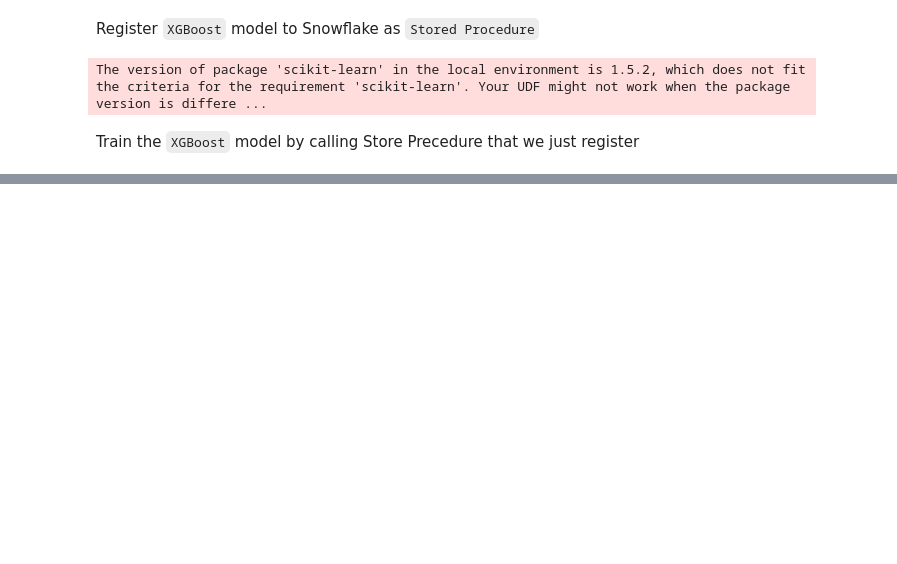
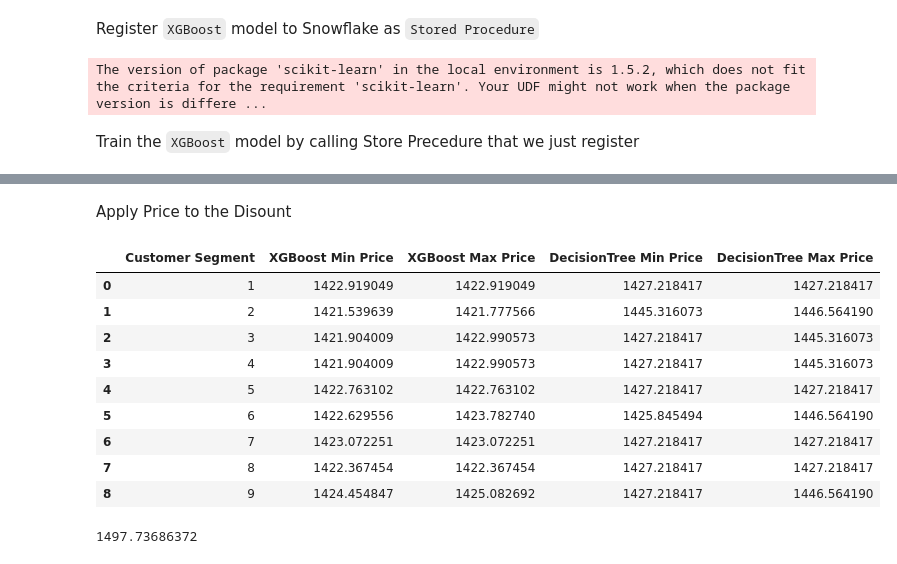
Before and after one commit to panhaGKP/Dynamic-Pricing, a Jupyter notebook: Project_Development/final_draft_1.ipynb, the cells around one changed output, grey strips where cells are left out. Saved outputs shown, nothing was run; the diff lists cells and outputs as text; code cells hidden in the pictures; blank space fills up the shorter version.

```diff
--- a/Project_Development/final_draft_1.ipynb
+++ b/Project_Development/final_draft_1.ipynb
@@ -1196,7 +1177,7 @@
 # %%
 stage_avg_discount_prediction_model_dir =  f"{stage_name}/avg_discount_rate_prediction_models"
 training_table = "FACT_DYNAMIC_PRICING_CLEANED"
-model_file_name = f"B33_S3_xgb_model.sav"
+model_file_name = "B33_S3_xgb_model.sav"
 feature_cols = [
     'DATE_ORDINAL',
     'UNITS_SOLD',
@@ -1207,7 +1188,7 @@ target_col = 'AVG_DISCOUNT_RATE'
 params = {
     'n_estimators': [100, 200],
     'max_depth': [5, 7],
-    'learning_rate': [0.05, 0.01],
+    'learning_rate': [0.01, 0.05],
     'subsample': [0.8, 1.0],
     'colsample_bytree': [0.8, 1.0]
 }
@@ -1234,0 +1512,3 @@ result_xgboost_model
+# %%
+result_dt_model = json.loads(result_dt_train)
+result_dt_model
@@ -1234,0 +1784,3 @@ result_xgboost_model
+# %%
+forecast_index = pd.date_range(start=regular_date, periods=n_periods, freq='D')
+forecast_index
@@ -1234,0 +1791,7 @@ result_xgboost_model
+# %%
+forecast_df_for_each_segment = {}
+for segment, result in demand_predict_result.items():
+    # Calculate the total units sold in the forecast
+    forecast_df_for_each_segment[segment] = pd.DataFrame(result['forecast'], index=forecast_index, columns=['UNITS_SOLD'])
+    total_units_sold = forecast_df_for_each_segment[segment]['UNITS_SOLD'].sum()
+    forecast_df_for_each_segment[segment]['WEIGHT_PERCENTAGE'] = (forecast_df_for_each_segment[segment]['UNITS_SOLD'] / total_units_sold) * 100
@@ -1234,0 +1944,43 @@ result_xgboost_model
+# %% [markdown]
+Apply Price to the Disount
+# %%
+# Calculate new prices based on min and max discount rates for each customer segment
+price_ranges = []
+
+for segment in customer_segement:
+    min_discount_rate_xgb = each_cluster_average_discount_rate[segment-1]['min_discount_rate']
+    max_discount_rate_xgb = each_cluster_average_discount_rate[segment-1]['max_discount_rate']
+    min_discount_rate_dt = each_cluster_average_discount_rate_using_dt[segment-1]['min_discount_rate']
+    max_discount_rate_dt = each_cluster_average_discount_rate_using_dt[segment-1]['max_discount_rate']
+
+    new_price_max_xgb = retail_price * (1 - min_discount_rate_xgb)
+    new_price_min_xgb = retail_price * (1 - max_discount_rate_xgb)
+    new_price_max_dt = retail_price * (1 - min_discount_rate_dt)
+    new_price_min_dt = retail_price * (1 - max_discount_rate_dt)
+
+    price_ranges.append({
+        'Customer Segment': segment,
+        'XGBoost Min Price': new_price_min_xgb,
+        'XGBoost Max Price': new_price_max_xgb,
+        'DecisionTree Min Price': new_price_min_dt,
+        'DecisionTree Max Price': new_price_max_dt
+    })
+
+# Convert the price ranges to a DataFrame for better visualization
+df_price_ranges = pd.DataFrame(price_ranges)
+df_price_ranges
+# %% [output]
+|  | Customer Segment | XGBoost Min Price | XGBoost Max Price | DecisionTree Min Price | DecisionTree Max Price |
+| 0 | 1 | 1422.919049 | 1422.919049 | 1427.218417 | 1427.218417 |
+| 1 | 2 | 1421.539639 | 1421.777566 | 1445.316073 | 1446.564190 |
+| 2 | 3 | 1421.904009 | 1422.990573 | 1427.218417 | 1445.316073 |
+| 3 | 4 | 1421.904009 | 1422.990573 | 1427.218417 | 1445.316073 |
+| 4 | 5 | 1422.763102 | 1422.763102 | 1427.218417 | 1427.218417 |
+| 5 | 6 | 1422.629556 | 1423.782740 | 1425.845494 | 1446.564190 |
+| 6 | 7 | 1423.072251 | 1423.072251 | 1427.218417 | 1427.218417 |
+| 7 | 8 | 1422.367454 | 1422.367454 | 1427.218417 | 1427.218417 |
+| 8 | 9 | 1424.454847 | 1425.082692 | 1427.218417 | 1446.564190 |
+# %%
+retail_price
+# %% [output]
+1497.73686372
```
Also changed, not shown: parts of 54 cells of this notebook.
